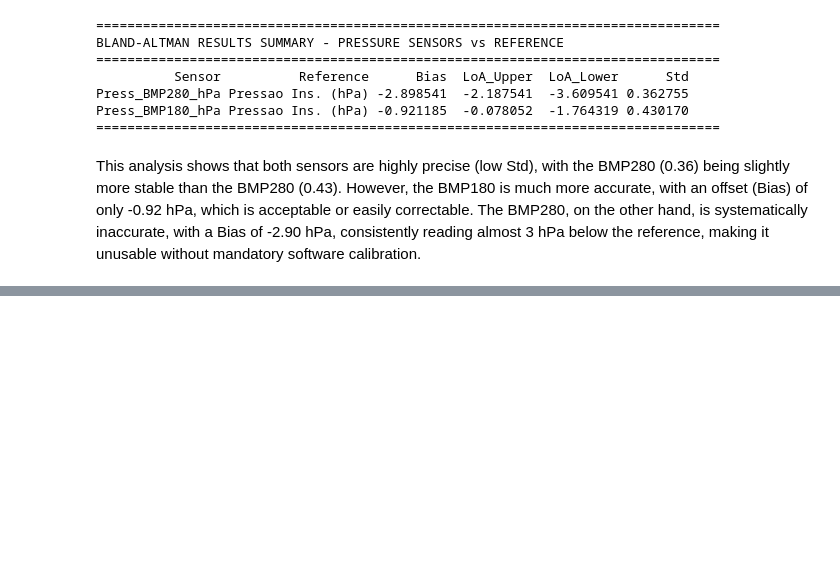
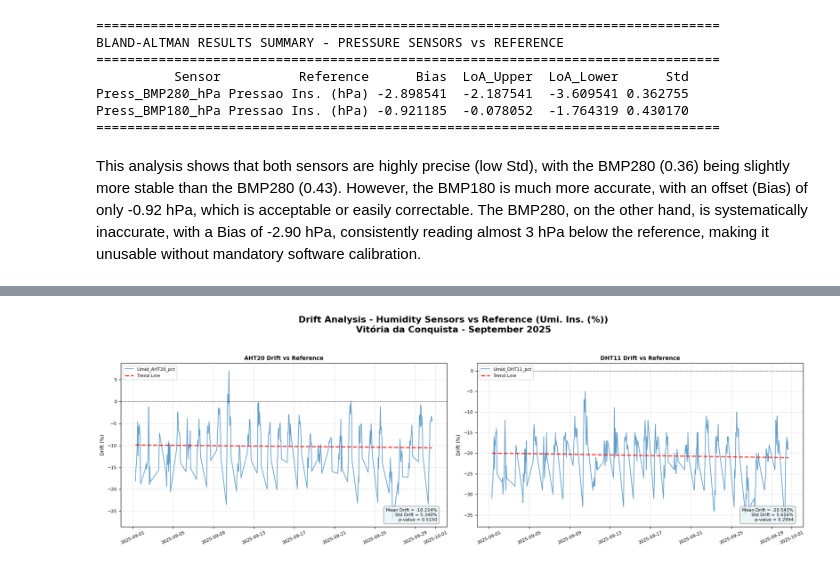
Before and after one commit to JonasSouza871/PolySense-Station-, a Jupyter notebook: Data_Analysis/Sensor_Comparison_and_Validation/Sensor_Comparison_and_Validation.ipynb, the cells around one changed output, grey strips where cells are left out. Cells and saved outputs as stored; diff of their text form; code cells hidden in the pictures; blank space fills up the shorter version.

Commit message:
Add temperature and humidity drift analysis.

```diff
--- a/Data_Analysis/Sensor_Comparison_and_Validation/Sensor_Comparison_and_Validation.ipynb
+++ b/Data_Analysis/Sensor_Comparison_and_Validation/Sensor_Comparison_and_Validation.ipynb
@@ -933,0 +933,95 @@ The time series graphs visually confirm the MAE results, with the AHT20 (MAE=0.8
+# %%
+#Drift analysis for humidity, considering reference data as 0 in the graph
+#and analyzing the deviations of the analyzed sensors
+import matplotlib.pyplot as plt
+import numpy as np
+import pandas as pd
+import matplotlib.dates as mdates
+from scipy import stats
+
+reference_col = 'Umi. Ins. (%)'  # Real humidity values in percentage from validation data
+time_col = 'Timestamp'  #Real time in validation data
+humidity_sensors = [
+    'Umid_AHT20_pct',
+    'Umid_DHT11_pct'
+]  #all humidity sensors used in the project
+
+#Convert columns to numeric and timestamp
+df_validation[humidity_sensors + [reference_col]] = df_validation[humidity_sensors + [reference_col]].apply(pd.to_numeric, errors='coerce')
+df_validation[time_col] = pd.to_datetime(df_validation[time_col], errors='coerce')
+
+#create drift in a dataframe
+drift_df = pd.DataFrame({
+    'Time': df_validation[time_col],
+    **{f'Drift_{s}': df_validation[s] - df_validation[reference_col] for s in humidity_sensors}
+})  #considers the subtraction between sensor data and INMET reference data
+
+#calculate summary statistics
+summary_data = []
+for s in humidity_sensors:
+    drift_values = drift_df[f'Drift_{s}'].dropna()  # <--- importante!
+    time_numeric = np.arange(len(drift_values))
+    if len(drift_values) > 2:
+        slope, _, _, p_value, _ = stats.linregress(time_numeric, drift_values)
+    else:
+        p_value = 1.0
+    summary_data.append({
+        'Sensor': s,
+        'Mean Drift (%)': drift_values.mean(),
+        'Std Drift (%)': drift_values.std(),
+        'Max Drift (%)': drift_values.abs().max(),
+        'p-value': p_value
+    })
+drift_summary = pd.DataFrame(summary_data)
+
+# Print summary table
+print("\n" + "=" * 80)
+print("DRIFT SUMMARY - HUMIDITY SENSORS vs REFERENCE (Umi. Ins. (%))")
+print("=" * 80)
+print(drift_summary.to_string(index=False))
+print("=" * 80)
+
+fig, axes = plt.subplots(1, 2, figsize=(18, 6))
+axes = axes.flatten()
+
+# For all sensors
+for idx, s in enumerate(humidity_sensors):
+    ax = axes[idx]
+    drift_values = drift_df[f'Drift_{s}'].dropna()
+    time_values = drift_df['Time'][drift_df[f'Drift_{s}'].notna()]
+    ax.plot(time_values, drift_values, linewidth=1.3, color='tab:blue', label=s, alpha=0.7)
+    ax.axhline(0, color='black', linestyle='--', linewidth=0.8, alpha=0.7)
+    mean_drift, std_drift = drift_values.mean(), drift_values.std()  # Drift statistics
+    time_numeric = np.arange(len(drift_values))
+    if len(drift_values) > 2:
+        slope, intercept, _, p_value, _ = stats.linregress(time_numeric, drift_values)
+        ax.plot(time_values, slope * time_numeric + intercept, 'r--', linewidth=2, alpha=0.8, label='Trend Line')
+    else:
+        p_value = 1.0
+
+    sensor_short = s.replace('Umid_', '').replace('_pct', '')
+    ax.set_title(f'{sensor_short} Drift vs Reference', fontsize=10, fontweight='bold')
+    ax.set_ylabel('Drift (%)', fontsize=9)
+    ax.legend(fontsize=8, loc='upper left')
+    ax.grid(alpha=0.3)
+    ax.xaxis.set_major_formatter(mdates.DateFormatter('%Y-%m-%d'))
+    ax.tick_params(axis='x', rotation=25, labelsize=8)
+    ax.tick_params(axis='y', labelsize=8)
+
+    #Text box with statistics displayed on the graph
+    textstr = '\n'.join((
+        f'Mean Drift = {mean_drift:.3f}%',
+        f'Std Drift = {std_drift:.3f}%',
+        f'p-value = {p_value:.4f}'
+    ))
+    ax.text(0.97, 0.03, textstr, transform=ax.transAxes,
+            fontsize=8, verticalalignment='bottom', horizontalalignment='right',
+            bbox=dict(facecolor='#E8F4F8', edgecolor='gray', alpha=0.8, boxstyle='round,pad=0.5'))
+
+fig.suptitle('Drift Analysis - Humidity Sensors vs Reference (Umi. Ins. (%))\n'
+             'Vitória da Conquista - September 2025',
+             fontsize=16, fontweight='bold', y=0.98)
+
+plt.tight_layout(rect=[0, 0, 1, 0.94])
+plt.show()
+# %% [output]
@@ -933,0 +1035 @@ The time series graphs visually confirm the MAE results, with the AHT20 (MAE=0.8
+[figure, added]
```
Also changed, not shown: parts of 25 cells of this notebook.
